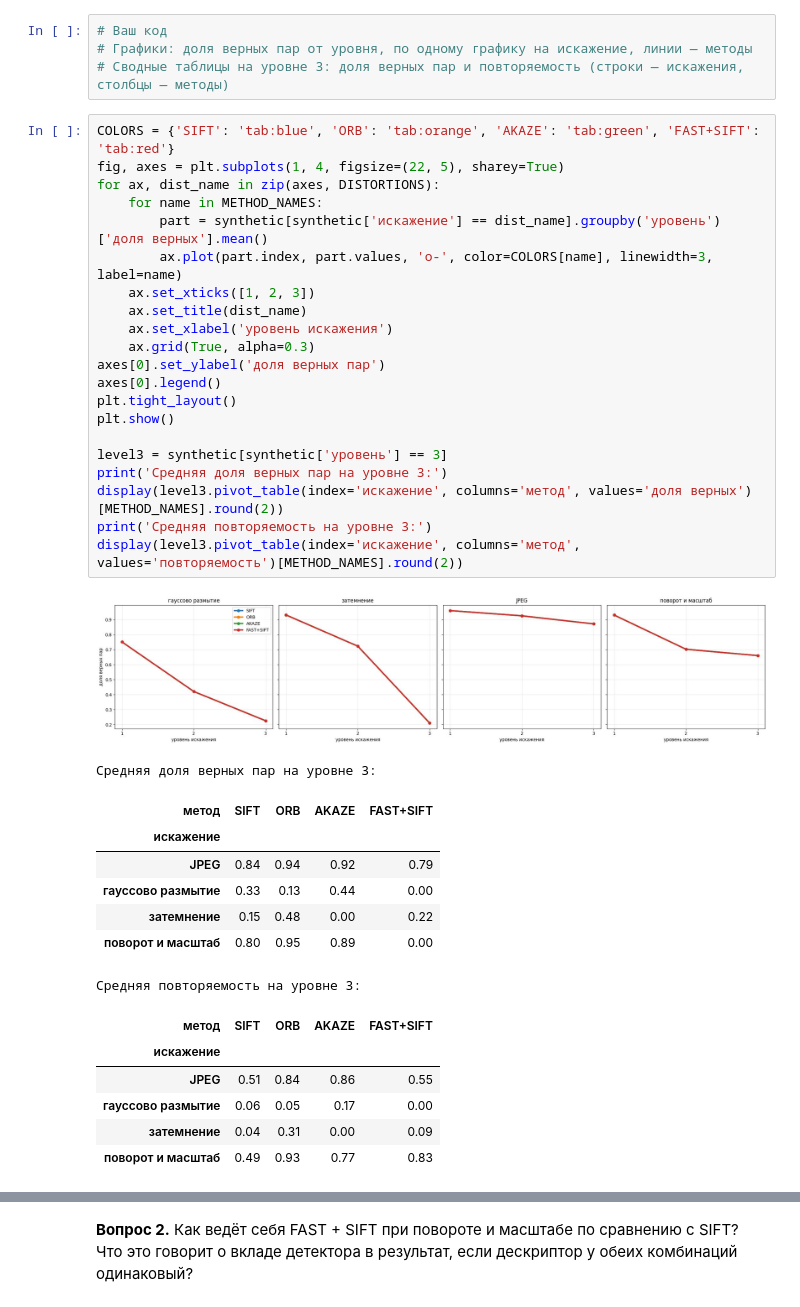
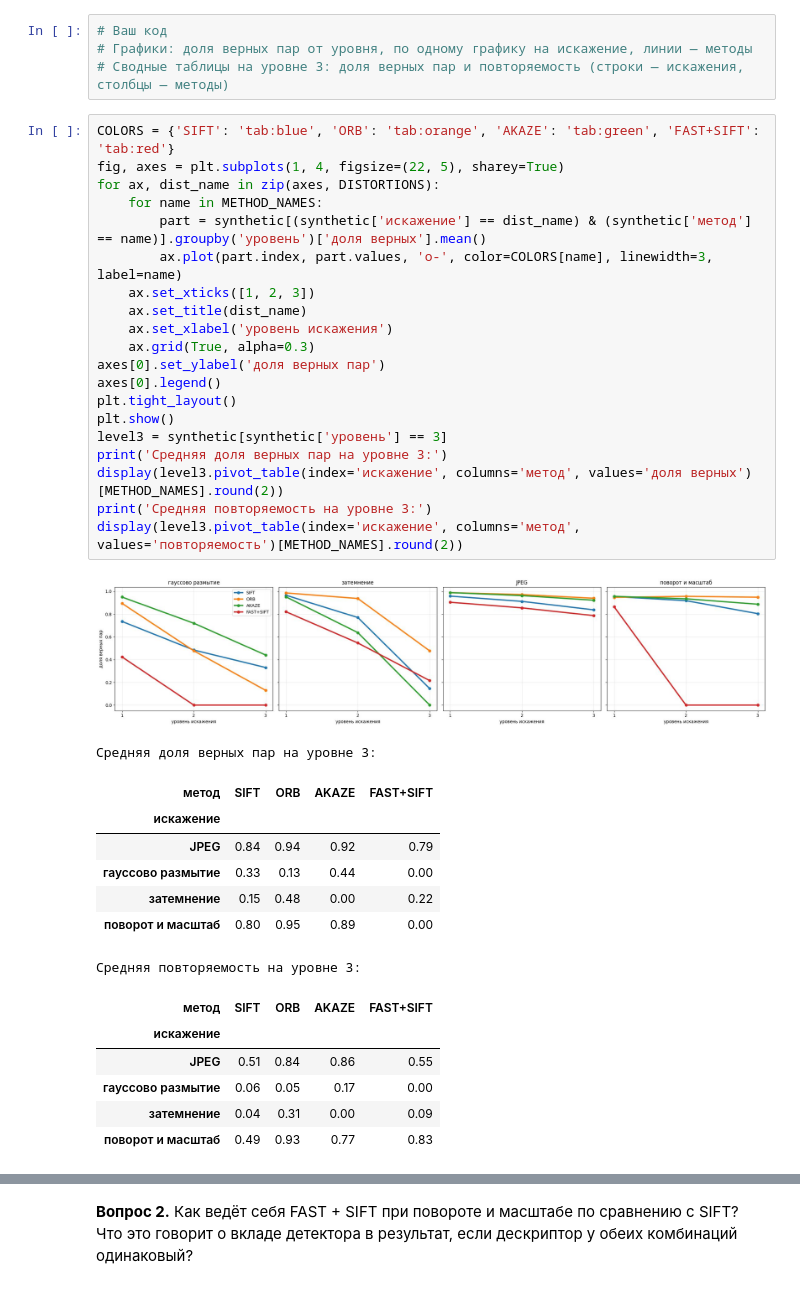
Before and after one commit to DanisStepanov/image_processing, a Jupyter notebook: Проектная_работа_№5_Анализ_и_сравнение_детекторов_ключевых_точек_и_дескрипторов_в_OpenCV.ipynb, the cells around one changed output, grey strips where cells are left out. Drawn from its saved outputs; the diff is of its cells as text.

```diff
--- a/Проектная_работа_№5_Анализ_и_сравнение_детекторов_ключевых_точек_и_дескрипторов_в_OpenCV.ipynb
+++ b/Проектная_работа_№5_Анализ_и_сравнение_детекторов_ключевых_точек_и_дескрипторов_в_OpenCV.ipynb
@@ -414,26 +412,25 @@ synthetic.head()
 # %%
 COLORS = {'SIFT': 'tab:blue', 'ORB': 'tab:orange', 'AKAZE': 'tab:green', 'FAST+SIFT': 'tab:red'}
 fig, axes = plt.subplots(1, 4, figsize=(22, 5), sharey=True)
 for ax, dist_name in zip(axes, DISTORTIONS):
     for name in METHOD_NAMES:
-        part = synthetic[synthetic['искажение'] == dist_name].groupby('уровень')['доля верных'].mean()
+        part = synthetic[(synthetic['искажение'] == dist_name) & (synthetic['метод'] == name)].groupby('уровень')['доля верных'].mean()
         ax.plot(part.index, part.values, 'o-', color=COLORS[name], linewidth=3, label=name)
     ax.set_xticks([1, 2, 3])
     ax.set_title(dist_name)
     ax.set_xlabel('уровень искажения')
     ax.grid(True, alpha=0.3)
 axes[0].set_ylabel('доля верных пар')
 axes[0].legend()
 plt.tight_layout()
 plt.show()
-
 level3 = synthetic[synthetic['уровень'] == 3]
 print('Средняя доля верных пар на уровне 3:')
 display(level3.pivot_table(index='искажение', columns='метод', values='доля верных')[METHOD_NAMES].round(2))
 print('Средняя повторяемость на уровне 3:')
 display(level3.pivot_table(index='искажение', columns='метод', values='повторяемость')[METHOD_NAMES].round(2))
 # %% [output]
-[figure, old version]
+[figure, new version]
 Средняя доля верных пар на уровне 3:
 | метод | SIFT | ORB | AKAZE | FAST+SIFT |
 | искажение |  |  |  |  |
```
Also changed, not shown: parts of 26 cells of this notebook.
